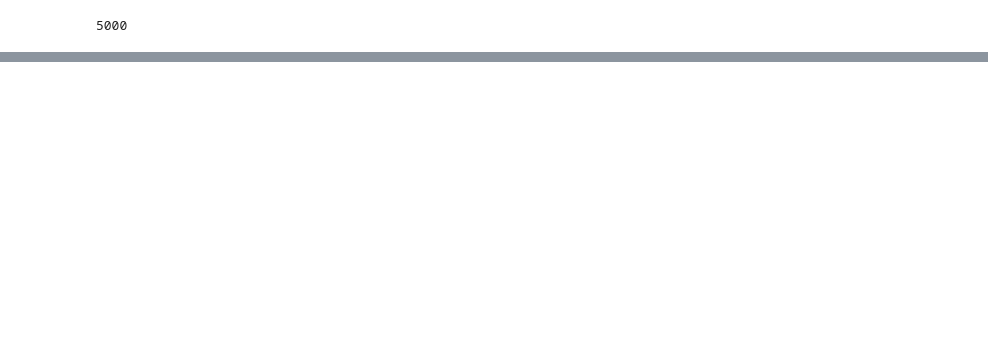
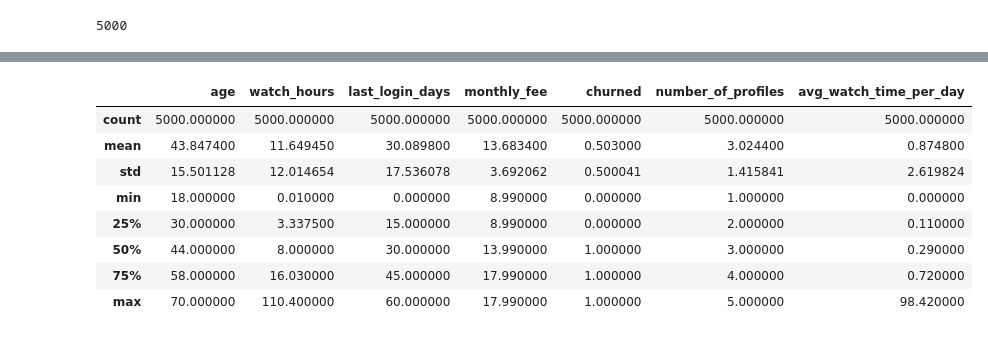
Before and after one commit to kartikkumarofficial/Python, a Jupyter notebook: jupyter/projects/churn_prediction_model/churn_prediction_model.ipynb, the cells around one changed output, grey strips where cells are left out. Saved outputs shown, nothing was run; the diff lists cells and outputs as text; code cells hidden in the pictures; blank space fills up the shorter version.

```diff
--- a/jupyter/projects/churn_prediction_model/churn_prediction_model.ipynb
+++ b/jupyter/projects/churn_prediction_model/churn_prediction_model.ipynb
@@ -27,0 +47,12 @@ df['customer_id'].nunique()
+# %%
+df.describe()
+# %% [output]
+|  | age | watch_hours | last_login_days | monthly_fee | churned | number_of_profiles | avg_watch_time_per_day |
+| count | 5000.000000 | 5000.000000 | 5000.000000 | 5000.000000 | 5000.000000 | 5000.000000 | 5000.000000 |
+| mean | 43.847400 | 11.649450 | 30.089800 | 13.683400 | 0.503000 | 3.024400 | 0.874800 |
+| std | 15.501128 | 12.014654 | 17.536078 | 3.692062 | 0.500041 | 1.415841 | 2.619824 |
+| min | 18.000000 | 0.010000 | 0.000000 | 8.990000 | 0.000000 | 1.000000 | 0.000000 |
+| 25% | 30.000000 | 3.337500 | 15.000000 | 8.990000 | 0.000000 | 2.000000 | 0.110000 |
+| 50% | 44.000000 | 8.000000 | 30.000000 | 13.990000 | 1.000000 | 3.000000 | 0.290000 |
+| 75% | 58.000000 | 16.030000 | 45.000000 | 17.990000 | 1.000000 | 4.000000 | 0.720000 |
+| max | 70.000000 | 110.400000 | 60.000000 | 17.990000 | 1.000000 | 5.000000 | 98.420000 |
```
Also changed, not shown: parts of 6 cells of this notebook.
